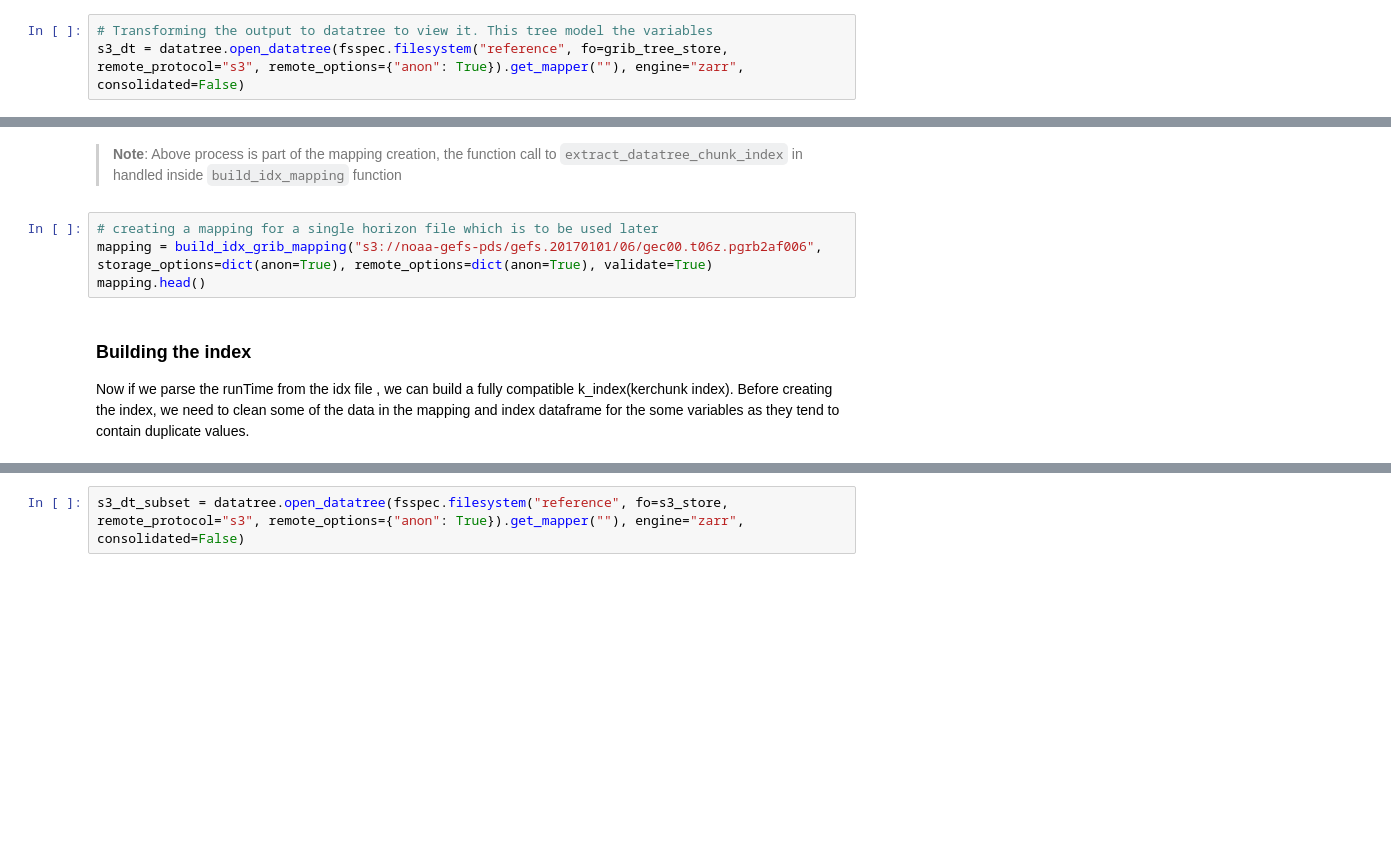
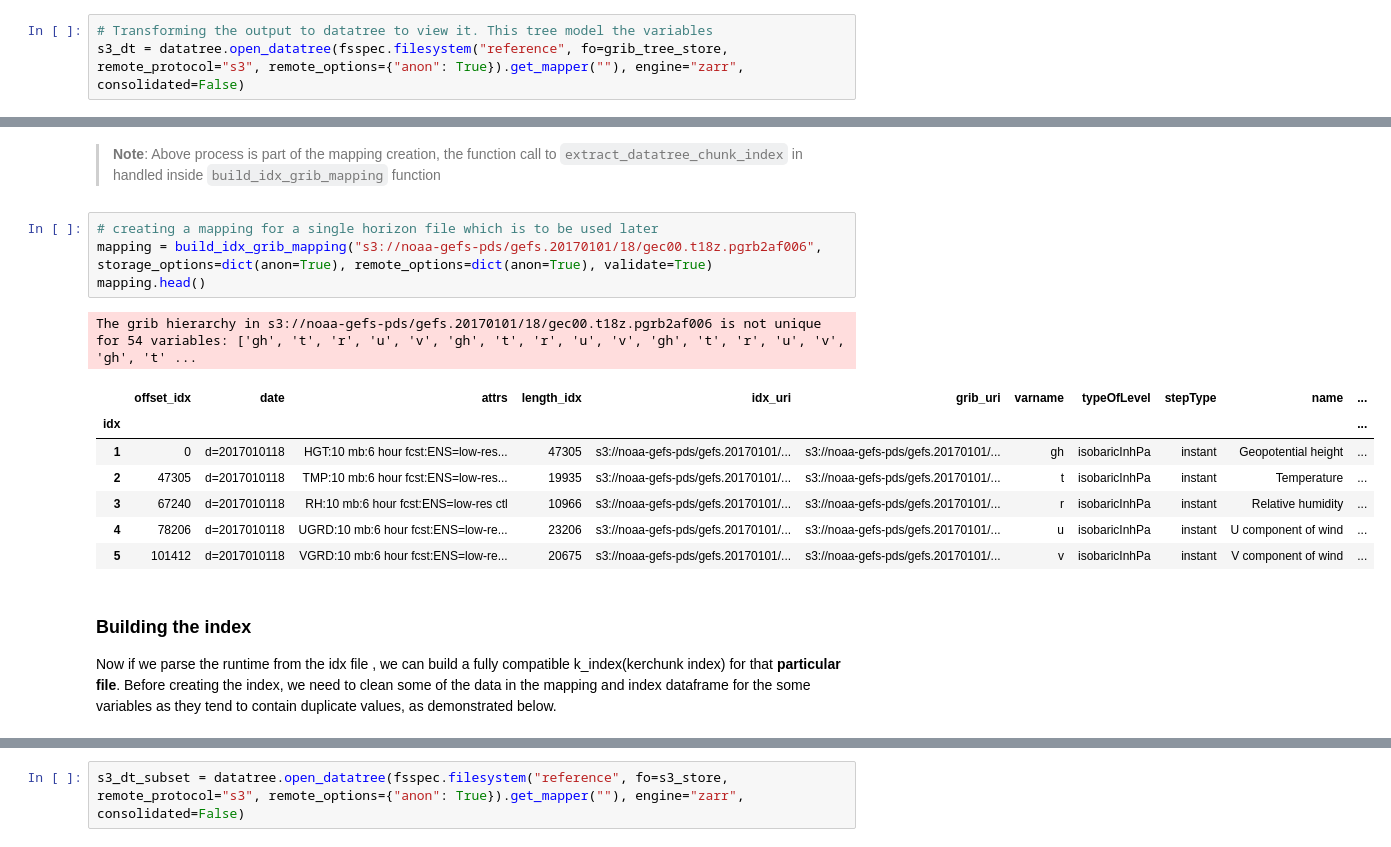
Before and after one commit to Anu-Ra-g/GSoC2024_Kerchunk, a Jupyter notebook: workflow.ipynb, the cells around one changed output, grey strips where cells are left out. Saved outputs shown, nothing was run; the diff lists cells and outputs as text; blank space fills up the shorter version.

Commit message:
made some step updates

```diff
--- a/workflow.ipynb
+++ b/workflow.ipynb
@@ -119,11 +152,19 @@ grib_df.head()
 # %% [markdown]
-> **Note**: Above process is part of the mapping creation, the function call to `extract_datatree_chunk_index` in handled inside `build_idx_mapping` function
+> **Note**: Above process is part of the mapping creation, the function call to `extract_datatree_chunk_index` in handled inside `build_idx_grib_mapping` function
 # %%
 # creating a mapping for a single horizon file which is to be used later
-mapping = build_idx_grib_mapping("s3://noaa-gefs-pds/gefs.20170101/06/gec00.t06z.pgrb2af006", storage_options=dict(anon=True), remote_options=dict(anon=True), validate=True)
+mapping = build_idx_grib_mapping("s3://noaa-gefs-pds/gefs.20170101/18/gec00.t18z.pgrb2af006", storage_options=dict(anon=True), remote_options=dict(anon=True), validate=True)
 mapping.head()
+# %% [output]
+The grib hierarchy in s3://noaa-gefs-pds/gefs.20170101/18/gec00.t18z.pgrb2af006 is not unique for 54 variables: ['gh', 't', 'r', 'u', 'v', 'gh', 't', 'r', 'u', 'v', 'gh', 't', 'r', 'u', 'v', 'gh', 't' ...
+|  | offset_idx | date | attrs | length_idx | idx_uri | grib_uri | varname | typeOfLevel | stepType | name | ... |
+| idx |  |  |  |  |  |  |  |  |  |  | ... |
+| 1 | 0 | d=2017010118 | HGT:10 mb:6 hour fcst:ENS=low-res... | 47305 | s3://noaa-gefs-pds/gefs.20170101/... | s3://noaa-gefs-pds/gefs.20170101/... | gh | isobaricInhPa | instant | Geopotential height | ... |
+| 2 | 47305 | d=2017010118 | TMP:10 mb:6 hour fcst:ENS=low-res... | 19935 | s3://noaa-gefs-pds/gefs.20170101/... | s3://noaa-gefs-pds/gefs.20170101/... | t | isobaricInhPa | instant | Temperature | ... |
+| 3 | 67240 | d=2017010118 | RH:10 mb:6 hour fcst:ENS=low-res ctl | 10966 | s3://noaa-gefs-pds/gefs.20170101/... | s3://noaa-gefs-pds/gefs.20170101/... | r | isobaricInhPa | instant | Relative humidity | ... |
+| 4 | 78206 | d=2017010118 | UGRD:10 mb:6 hour fcst:ENS=low-re... | 23206 | s3://noaa-gefs-pds/gefs.20170101/... | s3://noaa-gefs-pds/gefs.20170101/... | u | isobaricInhPa | instant | U component of wind | ... |
+| 5 | 101412 | d=2017010118 | VGRD:10 mb:6 hour fcst:ENS=low-re... | 20675 | s3://noaa-gefs-pds/gefs.20170101/... | s3://noaa-gefs-pds/gefs.20170101/... | v | isobaricInhPa | instant | V component of wind | ... |
 # %% [markdown]
 ### Building the index
 
-Now if we parse the runTime from the idx file , we can build a fully compatible k_index(kerchunk index).
-Before creating the index, we need to clean some of the data in the mapping and index dataframe for the some variables as they tend to contain duplicate values.
+Now if we parse the runtime from the idx file , we can build a fully compatible k_index(kerchunk index) for that **particular file**. Before creating the index, we need to clean some of the data in the mapping and index dataframe for the some variables as they tend to contain duplicate values, as demonstrated below.
```
Also changed, not shown: parts of 20 cells of this notebook.
